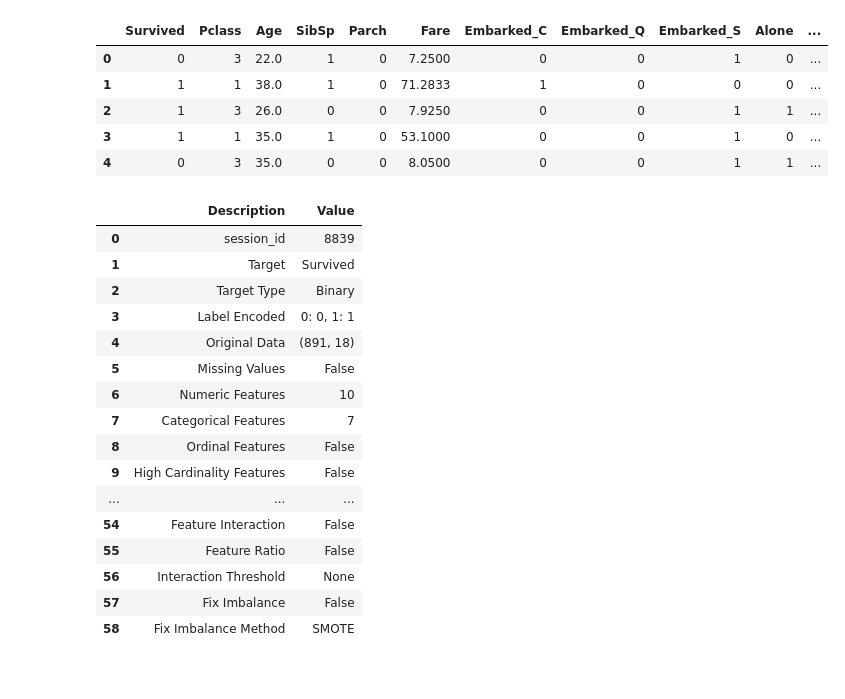
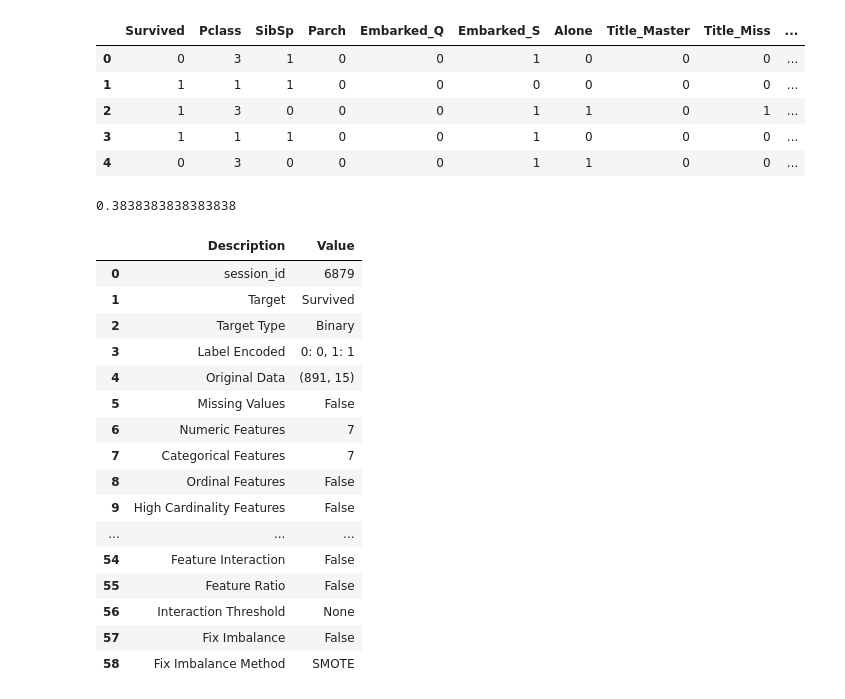
Before and after one commit to afolz121/titanic_model, a Jupyter notebook: model_notebook.ipynb, the cells around one changed output. Saved outputs shown, nothing was run; the diff lists cells and outputs as text; code cells hidden in the pictures.

```diff
--- a/model_notebook.ipynb
+++ b/model_notebook.ipynb
@@ -31,27 +33,33 @@ train.head()
 | 4 | 5 | 0 | 3 | Allen, Mr. William Henry | male | 35.0 | 0 | 0 | 373450 | 8.0500 | ... |
 # %%
 data, passengers = cleanse_data(train)
+
+del[data['Age'], data['Fare'], data['Embarked_C']]
 # %%
 data.head()
 # %% [output]
-|  | Survived | Pclass | Age | SibSp | Parch | Fare | Embarked_C | Embarked_Q | Embarked_S | Alone | ... |
-| 0 | 0 | 3 | 22.0 | 1 | 0 | 7.2500 | 0 | 0 | 1 | 0 | ... |
-| 1 | 1 | 1 | 38.0 | 1 | 0 | 71.2833 | 1 | 0 | 0 | 0 | ... |
-| 2 | 1 | 3 | 26.0 | 0 | 0 | 7.9250 | 0 | 0 | 1 | 1 | ... |
-| 3 | 1 | 1 | 35.0 | 1 | 0 | 53.1000 | 0 | 0 | 1 | 0 | ... |
-| 4 | 0 | 3 | 35.0 | 0 | 0 | 8.0500 | 0 | 0 | 1 | 1 | ... |
+|  | Survived | Pclass | SibSp | Parch | Embarked_Q | Embarked_S | Alone | Title_Master | Title_Miss | ... |
+| 0 | 0 | 3 | 1 | 0 | 0 | 1 | 0 | 0 | 0 | ... |
+| 1 | 1 | 1 | 1 | 0 | 0 | 0 | 0 | 0 | 0 | ... |
+| 2 | 1 | 3 | 0 | 0 | 0 | 1 | 1 | 0 | 1 | ... |
+| 3 | 1 | 1 | 1 | 0 | 0 | 1 | 0 | 0 | 0 | ... |
+| 4 | 0 | 3 | 0 | 0 | 0 | 1 | 1 | 0 | 0 | ... |
+# %%
+data['Survived'].mean()
+# %% [output]
+0.3838383838383838
 # %%
 # normalize data since we are going to be using models that need normalization
-exp_clf = setup(data, target = 'Survived', train_size = .8, normalize= True, log_experiment= False)
+exp_clf = setup(data, target = 'Survived', train_size = .85, normalize= False, log_experiment= False)
 # %% [output]
 |  | Description | Value |
-| 0 | session_id | 8839 |
+| 0 | session_id | 6879 |
 | 1 | Target | Survived |
 | 2 | Target Type | Binary |
 | 3 | Label Encoded | 0: 0, 1: 1 |
-| 4 | Original Data | (891, 18) |
+| 4 | Original Data | (891, 15) |
 | 5 | Missing Values | False |
-| 6 | Numeric Features | 10 |
+| 6 | Numeric Features | 7 |
 | 7 | Categorical Features | 7 |
 | 8 | Ordinal Features | False |
 | 9 | High Cardinality Features | False |
```
Also changed, not shown: parts of 22 cells of this notebook, 2 other files.
